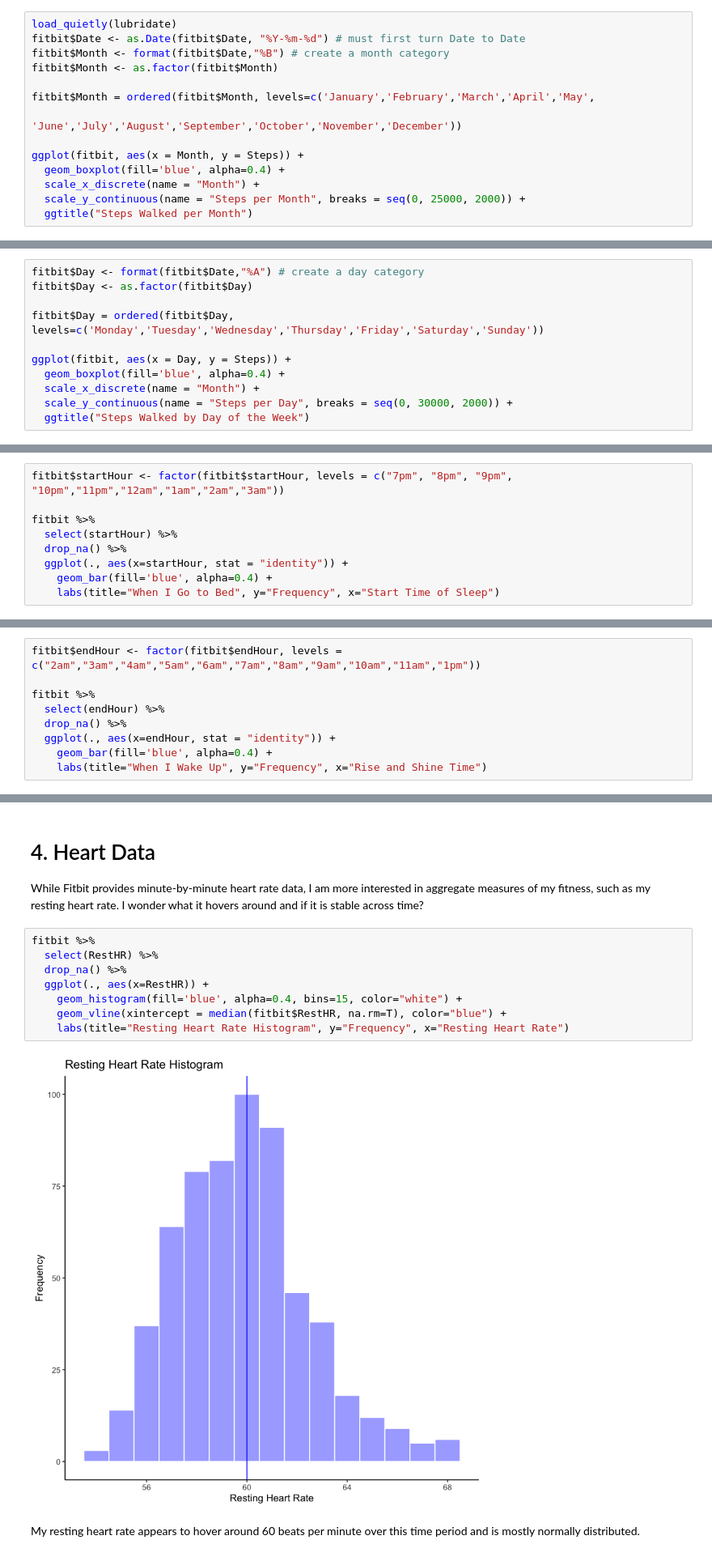
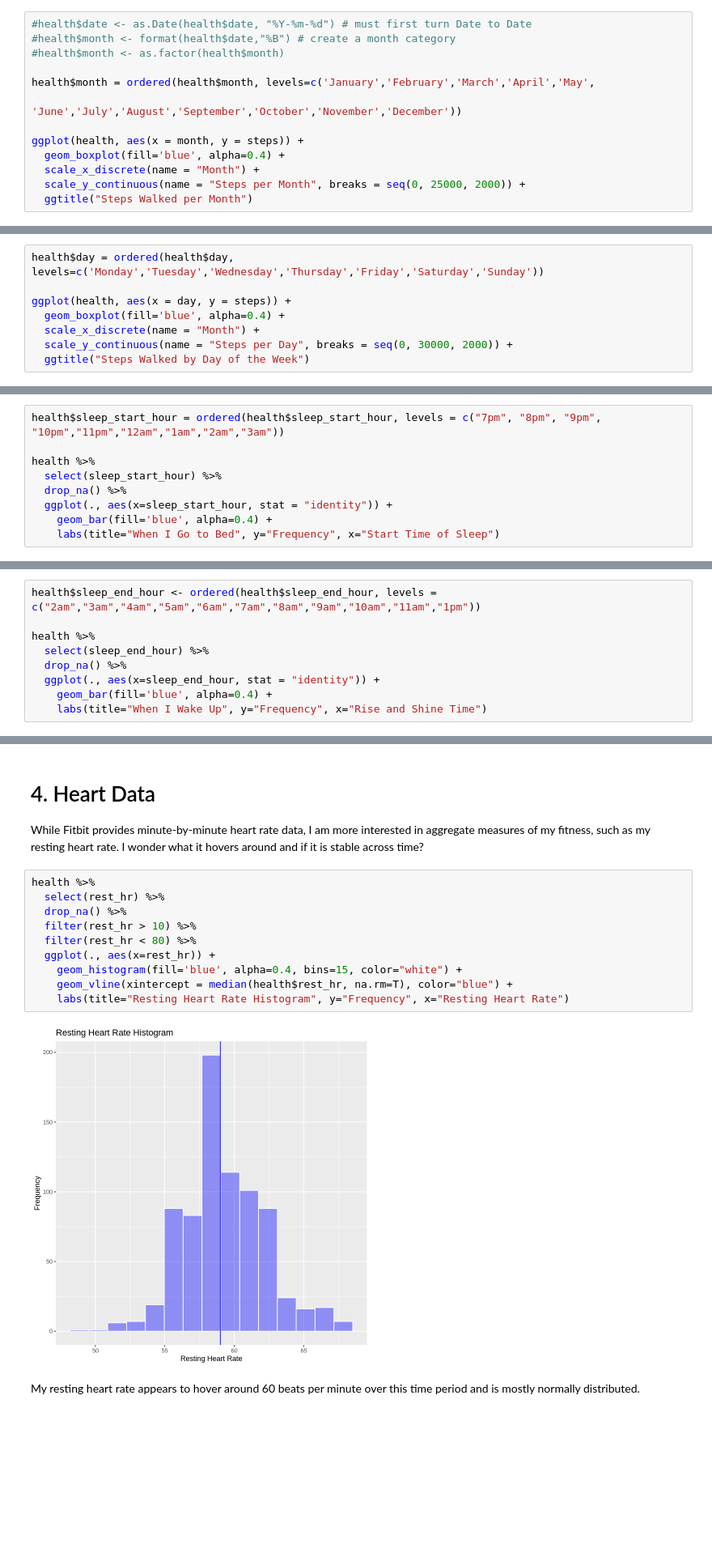
Before and after one commit to dhutexas/health, a Jupyter notebook: Data Analysis/Fitbit Exploratory Data Analysis.ipynb, the cells around one changed output, grey strips where cells are left out. Shown at 81% size. Drawn from its saved outputs; the diff is of its cells as text; blank space fills up the shorter version.

```diff
--- a/Data Analysis/Fitbit Exploratory Data Analysis.ipynb
+++ b/Data Analysis/Fitbit Exploratory Data Analysis.ipynb
@@ -194,13 +233,12 @@ tail(monthly_data)
 # %%
-load_quietly(lubridate)
-fitbit$Date <- as.Date(fitbit$Date, "%Y-%m-%d") # must first turn Date to Date
-fitbit$Month <- format(fitbit$Date,"%B") # create a month category
-fitbit$Month <- as.factor(fitbit$Month)
+#health$date <- as.Date(health$date, "%Y-%m-%d") # must first turn Date to Date
+#health$month <- format(health$date,"%B") # create a month category
+#health$month <- as.factor(health$month)
 
-fitbit$Month = ordered(fitbit$Month, levels=c('January','February','March','April','May',
+health$month = ordered(health$month, levels=c('January','February','March','April','May',
                                             'June','July','August','September','October','November','December'))
 
-ggplot(fitbit, aes(x = Month, y = Steps)) +
+ggplot(health, aes(x = month, y = steps)) +
   geom_boxplot(fill='blue', alpha=0.4) +
   scale_x_discrete(name = "Month") +
   scale_y_continuous(name = "Steps per Month", breaks = seq(0, 25000, 2000)) +
@@ -212,12 +252,9 @@ I'm currently in graduate school, which should be quite evident from this chart.
 
 What about day of the week? Since going to work appears to have an impact on steps at the monthly level, perhaps it also does at the daily level.
 # %%
-fitbit$Day <- format(fitbit$Date,"%A") # create a day category
-fitbit$Day <- as.factor(fitbit$Day)
+health$day = ordered(health$day, levels=c('Monday','Tuesday','Wednesday','Thursday','Friday','Saturday','Sunday'))
 
-fitbit$Day = ordered(fitbit$Day, levels=c('Monday','Tuesday','Wednesday','Thursday','Friday','Saturday','Sunday'))
-
-ggplot(fitbit, aes(x = Day, y = Steps)) +
+ggplot(health, aes(x = day, y = steps)) +
   geom_boxplot(fill='blue', alpha=0.4) +
   scale_x_discrete(name = "Month") +
   scale_y_continuous(name = "Steps per Day", breaks = seq(0, 30000, 2000)) +
@@ -231,12 +270,12 @@ Well, look at that. Saturday and Sunday are not fitness days for me, but apparen
 
 When does my sleep start? When do I typically wake up?
 # %%
-fitbit$startHour <- factor(fitbit$startHour, levels = c("7pm", "8pm", "9pm", "10pm","11pm","12am","1am","2am","3am"))
+health$sleep_start_hour = ordered(health$sleep_start_hour, levels = c("7pm", "8pm", "9pm", "10pm","11pm","12am","1am","2am","3am"))
 
-fitbit %>%
-  select(startHour) %>%
+health %>%
+  select(sleep_start_hour) %>%
   drop_na() %>%
-  ggplot(., aes(x=startHour, stat = "identity")) +
+  ggplot(., aes(x=sleep_start_hour, stat = "identity")) +
     geom_bar(fill='blue', alpha=0.4) +
     labs(title="When I Go to Bed", y="Frequency", x="Start Time of Sleep")
 # %% [output]
@@ -244,12 +283,12 @@ fitbit %>%
 # %% [markdown]
 There are some fun late nights, and some nights when I'm just too exhausted to stay awake, but most nights I seem to drift off at around the same time. Score one for consistency.
 # %%
-fitbit$endHour <- factor(fitbit$endHour, levels = c("2am","3am","4am","5am","6am","7am","8am","9am","10am","11am","1pm"))
+health$sleep_end_hour <- ordered(health$sleep_end_hour, levels = c("2am","3am","4am","5am","6am","7am","8am","9am","10am","11am","1pm"))
 
-fitbit %>%
-  select(endHour) %>%
+health %>%
+  select(sleep_end_hour) %>%
   drop_na() %>%
-  ggplot(., aes(x=endHour, stat = "identity")) +
+  ggplot(., aes(x=sleep_end_hour, stat = "identity")) +
     geom_bar(fill='blue', alpha=0.4) +
     labs(title="When I Wake Up", y="Frequency", x="Rise and Shine Time")
 # %% [output]
@@ -285,15 +324,17 @@ While I don't have the data from others to compare, it appears as if I am a rela
 
 While Fitbit provides minute-by-minute heart rate data, I am more interested in aggregate measures of my fitness, such as my resting heart rate. I wonder what it hovers around and if it is stable across time?
 # %%
-fitbit %>%
-  select(RestHR) %>%
+health %>%
+  select(rest_hr) %>%
   drop_na() %>%
-  ggplot(., aes(x=RestHR)) +
+  filter(rest_hr > 10) %>%
+  filter(rest_hr < 80) %>%
+  ggplot(., aes(x=rest_hr)) +
     geom_histogram(fill='blue', alpha=0.4, bins=15, color="white") +
-    geom_vline(xintercept = median(fitbit$RestHR, na.rm=T), color="blue") +
+    geom_vline(xintercept = median(health$rest_hr, na.rm=T), color="blue") +
     labs(title="Resting Heart Rate Histogram", y="Frequency", x="Resting Heart Rate")
 # %% [output]
-[figure, old version]
+[figure, new version]
 # %% [markdown]
 My resting heart rate appears to hover around 60 beats per minute over this time period and is mostly normally distributed.
 # %%
```
Also changed, not shown: parts of 23 cells of this notebook.
